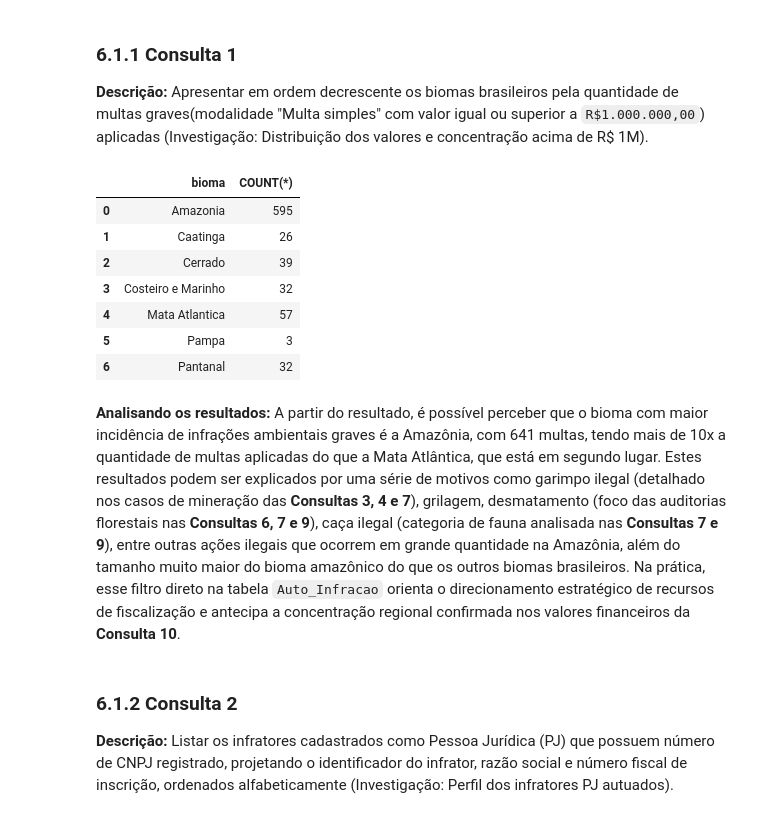
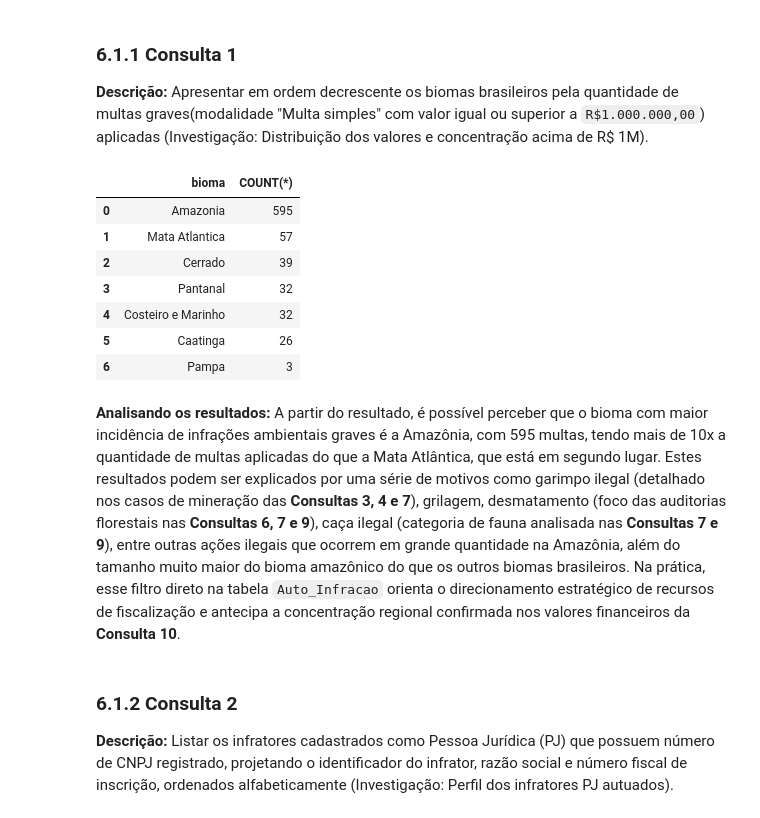
Before and after one commit to Ykosfeld/TP2-IBD, a Jupyter notebook: tp2.ipynb, the cells around one changed output. Cells and saved outputs as stored; diff of their text form; code cells hidden in the pictures.

```diff
--- a/tp2.ipynb
+++ b/tp2.ipynb
@@ -431,23 +433,24 @@ Todas as restrições de domínio, unicidade e integridade referencial estão fo
 # %%
 query1 = """
 SELECT bioma, COUNT(*)
 FROM Auto_Infracao
 WHERE valor_multa >= 1000000 AND tipo_auto = 'Multa simples'
 GROUP BY bioma
+ORDER BY COUNT(*) DESC
 """
 
 fetch(query1, conn)
 # %% [output]
 |  | bioma | COUNT(*) |
 | 0 | Amazonia | 595 |
-| 1 | Caatinga | 26 |
+| 1 | Mata Atlantica | 57 |
 | 2 | Cerrado | 39 |
-| 3 | Costeiro e Marinho | 32 |
-| 4 | Mata Atlantica | 57 |
-| 5 | Pampa | 3 |
-| 6 | Pantanal | 32 |
+| 3 | Pantanal | 32 |
+| 4 | Costeiro e Marinho | 32 |
+| 5 | Caatinga | 26 |
+| 6 | Pampa | 3 |
 # %% [markdown]
-**Analisando os resultados:** A partir do resultado, é possível perceber que o bioma com maior incidência de infrações ambientais graves é a Amazônia, com 641 multas, tendo mais de 10x a quantidade de multas aplicadas do que a Mata Atlântica, que está em segundo lugar. Estes resultados podem ser explicados por uma série de motivos como garimpo ilegal (detalhado nos casos de mineração das **Consultas 3, 4 e 7**), grilagem, desmatamento (foco das auditorias florestais nas **Consultas 6, 7 e 9**), caça ilegal (categoria de fauna analisada nas **Consultas 7 e 9**), entre outras ações ilegais que ocorrem em grande quantidade na Amazônia, além do tamanho muito maior do bioma amazônico do que os outros biomas brasileiros. Na prática, esse filtro direto na tabela `Auto_Infracao` orienta o direcionamento estratégico de recursos de fiscalização e antecipa a concentração regional confirmada nos valores financeiros da **Consulta 10**.
+**Analisando os resultados:** A partir do resultado, é possível perceber que o bioma com maior incidência de infrações ambientais graves é a Amazônia, com 595 multas, tendo mais de 10x a quantidade de multas aplicadas do que a Mata Atlântica, que está em segundo lugar. Estes resultados podem ser explicados por uma série de motivos como garimpo ilegal (detalhado nos casos de mineração das **Consultas 3, 4 e 7**), grilagem, desmatamento (foco das auditorias florestais nas **Consultas 6, 7 e 9**), caça ilegal (categoria de fauna analisada nas **Consultas 7 e 9**), entre outras ações ilegais que ocorrem em grande quantidade na Amazônia, além do tamanho muito maior do bioma amazônico do que os outros biomas brasileiros. Na prática, esse filtro direto na tabela `Auto_Infracao` orienta o direcionamento estratégico de recursos de fiscalização e antecipa a concentração regional confirmada nos valores financeiros da **Consulta 10**.
 # %% [markdown]
 ### 6.1.2 Consulta 2
 **Descrição:** Listar os infratores cadastrados como Pessoa Jurídica (PJ) que possuem número de CNPJ registrado, projetando o identificador do infrator, razão social e número fiscal de inscrição, ordenados alfabeticamente (Investigação: Perfil dos infratores PJ autuados).
```
Also changed, not shown: parts of 3 cells of this notebook.
